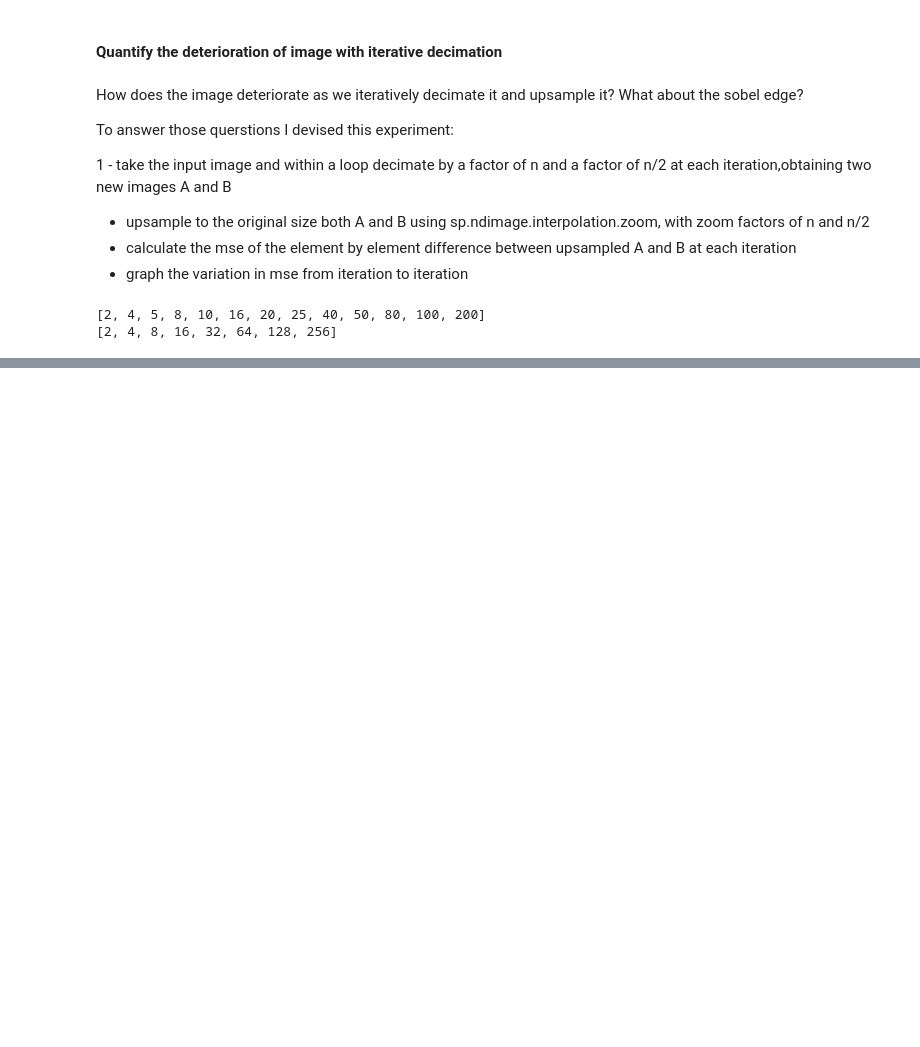
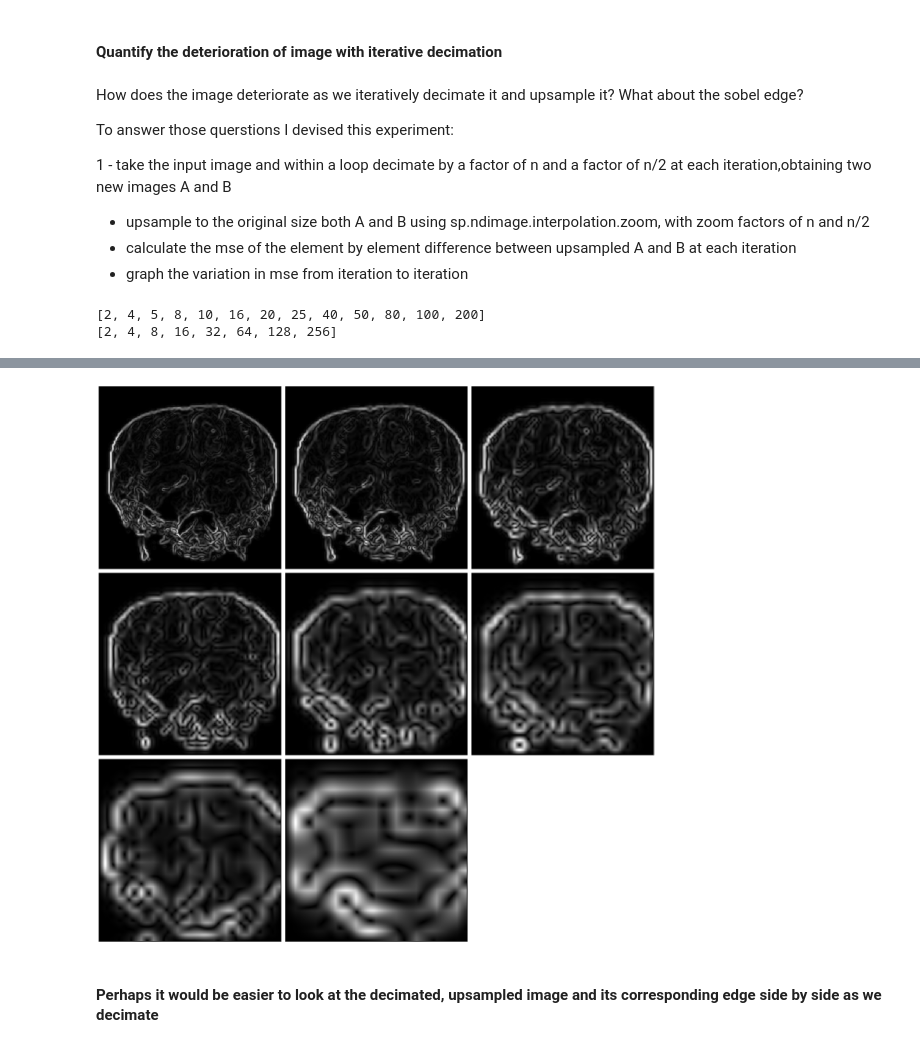
Before and after one commit to mycarta/fun-with-king-tut-catscan, a Jupyter notebook: decimate_and_interpolate.ipynb, the cells around one changed output, grey strips where cells are left out. Cells and saved outputs as stored; diff of their text form; code cells hidden in the pictures; blank space fills up the shorter version.

```diff
--- a/decimate_and_interpolate.ipynb
+++ b/decimate_and_interpolate.ipynb
@@ -254,0 +273,15 @@ ax2.fill_between(x, 0, mse_tut_edges, alpha=.5)
+# %%
+# plot all edges of decimated, upsampled images
+
+fig = plt.figure(figsize=(20, 20))
+
+for i in np.arange(ln):
+    ax = plt.subplot(3,3,i+1)  # subplots are counted starting at 1 so the +1 is needed to reflect it
+    ax.imshow(dc_tut_edges[:,:,i], cmap='gray', interpolation = 'none')
+    ax.set_xticks([])
+    ax.set_yticks([])
+plt.tight_layout()
+# %% [output]
+[figure, added]
+# %% [markdown]
+#### Perhaps it would be easier to look at the decimated, upsampled image and its corresponding edge side by side as we decimate
```
Also changed, not shown: parts of 11 cells of this notebook.
